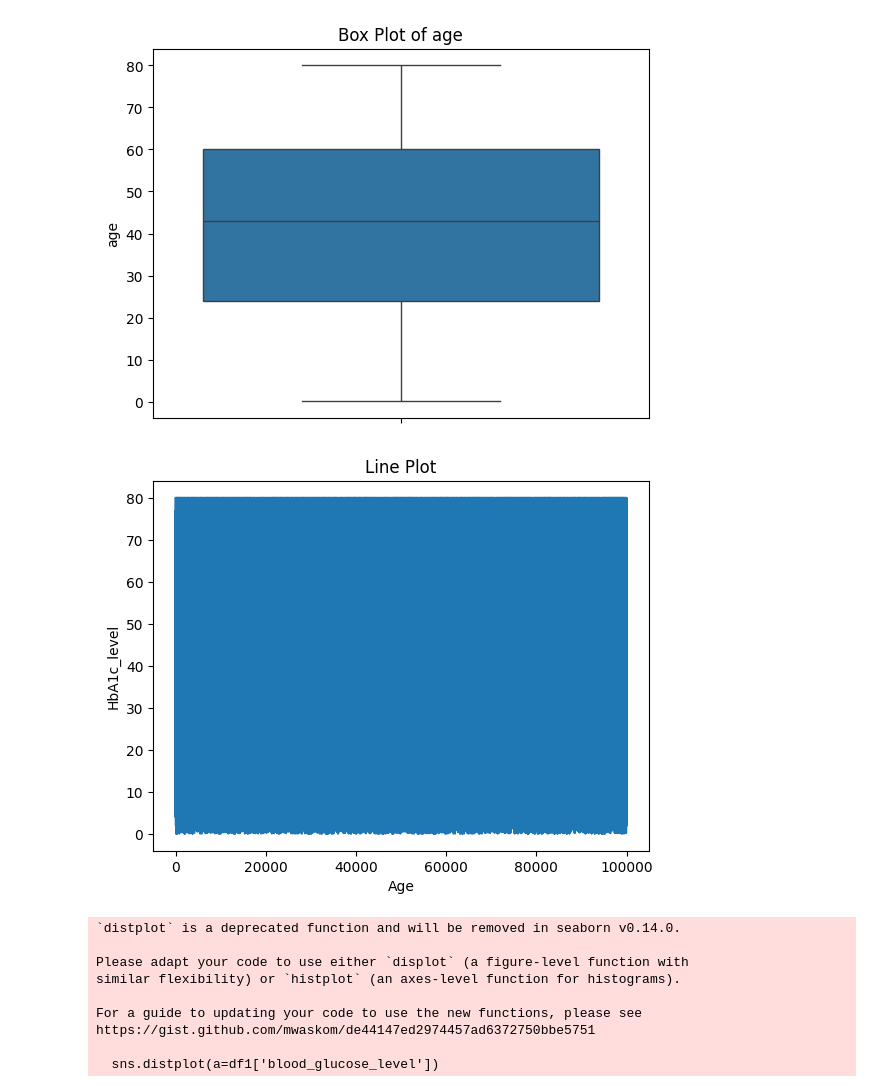
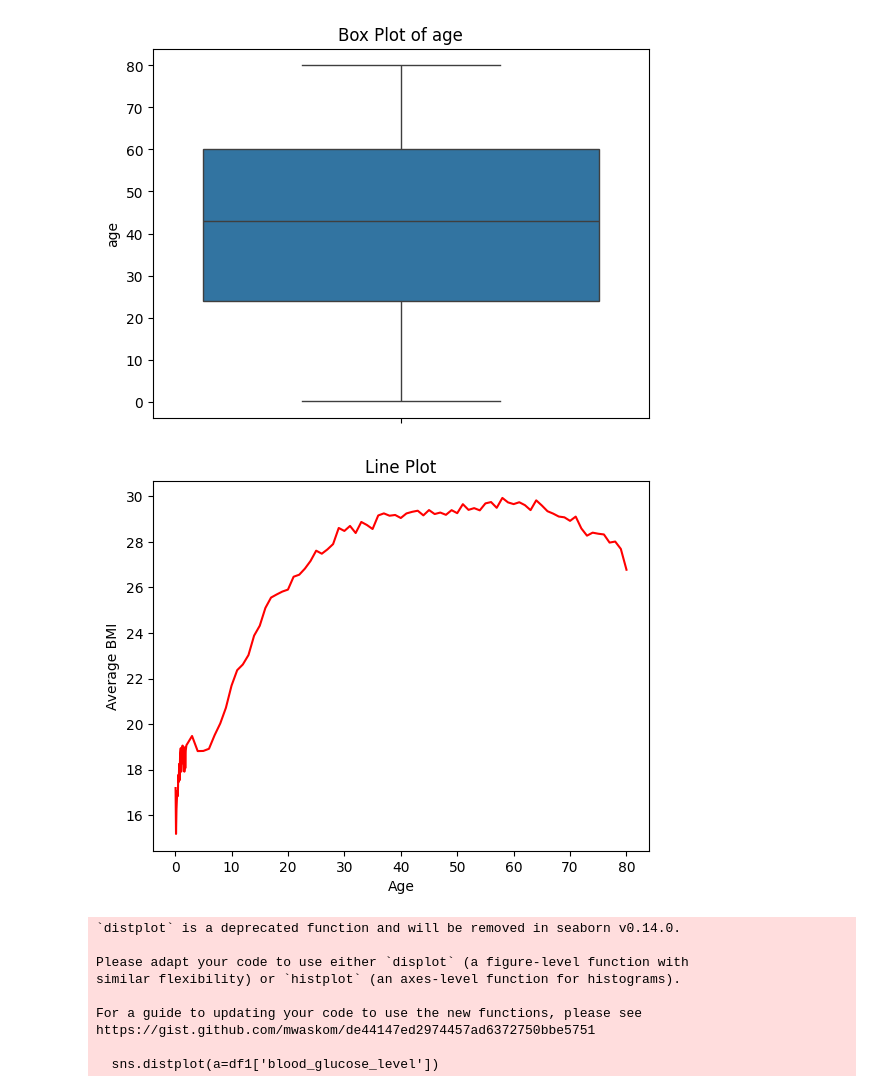
Before and after one commit to diablo010/Diabetes-Prediction, a Jupyter notebook: diabetes.ipynb, the cells around one changed output. Cells and saved outputs as stored; diff of their text form; code cells hidden in the pictures.

```diff
--- a/diabetes.ipynb
+++ b/diabetes.ipynb
@@ -92,12 +92,17 @@ plt.show()
 [figure]
 # %%
 plt.title("Line Plot")
-sns.lineplot(df1.age)
+
+# Group by age and take the mean of BMI
+df_grouped = df1.groupby("age")["bmi"].mean().reset_index()
+
+plt.plot(df_grouped["age"], df_grouped["bmi"], label="Average BMI", color="red")
+
 plt.xlabel("Age")
-plt.ylabel("HbA1c_level")
+plt.ylabel("Average BMI")
 plt.show()
 # %% [output]
-[figure, old version]
+[figure, new version]
 # %%
 sns.distplot(a=df1['blood_glucose_level'])
 plt.show()
```
